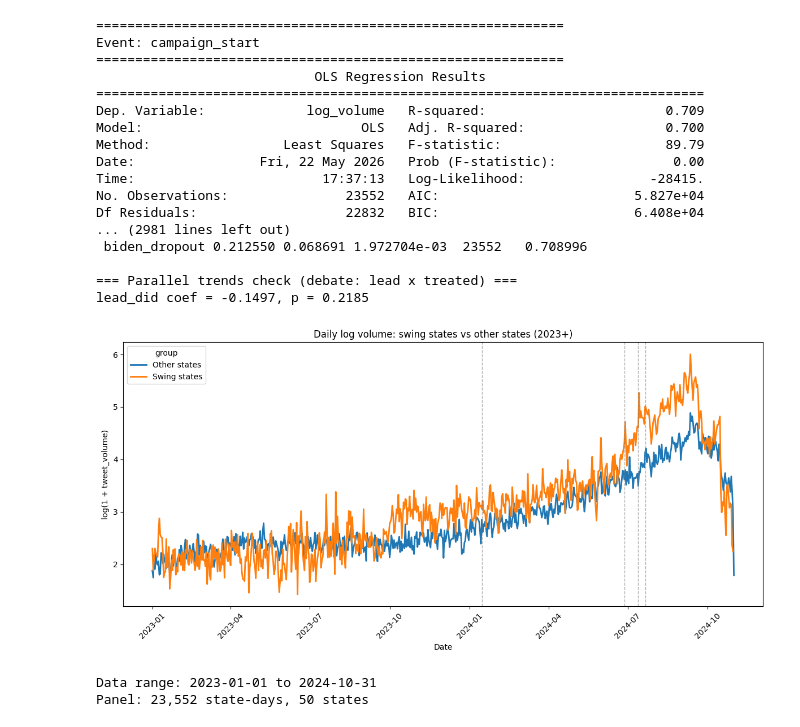
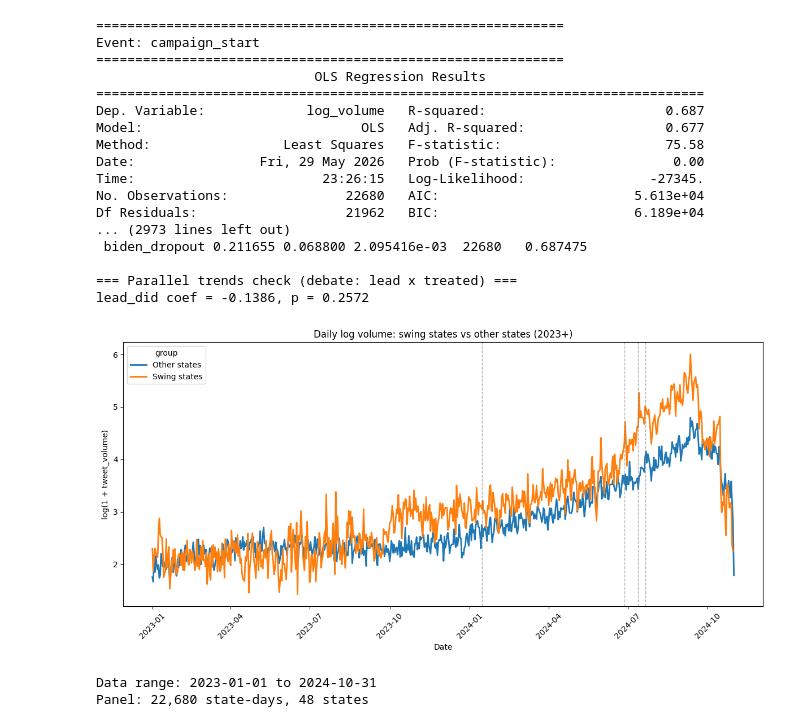
Before and after one commit to ZhangPeiLin2004/US_Election, a Jupyter notebook: notebooks/Pollpred.ipynb, the cells around one changed output. Saved outputs shown, nothing was run; the diff lists cells and outputs as text; code cells hidden in the pictures.

```diff
--- a/notebooks/Pollpred.ipynb
+++ b/notebooks/Pollpred.ipynb
@@ -35,10 +35,30 @@ df["date"] = pd.to_datetime(df["created_at"], errors="coerce", utc=True).dt.norm
 df = df.dropna(subset=["date"])
 
 df.rename(columns={"clean...state_simple": "state"}, inplace=True)
+df["state"] = df["state"].str.strip()
 
 # Restrict to the election cycle window so pre-2024 noise does not dominate
 analysis_start = pd.Timestamp("2023-01-01", tz="UTC")
 df = df[df["date"] >= analysis_start].copy()
+
+# ------------------------------------------------------------------
+# AMBIGUOUS-LABEL HANDLING (mitigation strategy 1)
+# "USA", "Unknown", etc. are aggregate/non-state labels. They are not
+# real state-level signal and would pollute the non-swing control group,
+# so we flag them, keep them only for the concentration audit, and drop
+# them from the causal (DiD) panel.
+# ------------------------------------------------------------------
+AMBIGUOUS_LABELS = {
+    "USA", "United States", "Unknown", "unknown", "Other",
+    "N/A", "NA", "None", "", "nan",
+}
+df["is_ambiguous_state"] = df["state"].isin(AMBIGUOUS_LABELS)
+n_ambiguous = int(df["is_ambiguous_state"].sum())
+
+# Full frame (incl. ambiguous labels) is retained for the concentration audit;
+# df is the cleaned state-level panel used for causal estimation.
+df_full = df.copy()
+df = df[~df["is_ambiguous_state"]].copy()
 
 # ================================
 # 3. TREATMENT: SWING STATES VS ALL OTHERS
@@ -62,6 +82,18 @@ daily = df.groupby(["state", "date"], as_index=False).agg(
 )
 
 daily["log_volume"] = np.log1p(daily["tweet_volume"])
+
+# Within-state normalization (mitigation strategy 1): standardize each
+# state against its own baseline so high-volume states do not dominate the
+# pooled signal. This is the bias-corrected outcome used in robustness checks.
+def _zscore(x):
+    sd = x.std(ddof=0)
+    return (x - x.mean()) / sd if sd > 0 else x * 0.0
+
+daily["log_volume_state_z"] = (
+    daily.groupby("state")["log_volume"].transform(_zscore)
+)
+
 # Use plain str labels for formula API compatibility (not pandas StringDtype)
 daily["state_id"] = daily["state"].astype(str)
 daily["date_id"] = daily["date"].dt.strftime("%Y-%m-%d")
@@ -170,46 +202,46 @@ daily["group"] = daily["treated"].map({1: "Swing states", 0: "Other states"})
 group_daily = (
     daily.groupby(["date", "group"], as_index=False)["log_volume"]
     .mean()
 )
 
 plt.figure(figsize=(12, 6))
 sns.lineplot(data=group_daily, x="date", y="log_volume", hue="group", linewidth=2)
 
 for event_name, event_date in events.items():
     event_dt = pd.to_datetime(event_date, utc=True)
     if event_dt <= data_end:
         plt.axvline(event_dt, color="gray", linestyle="--", alpha=0.6, linewidth=1)
 
 plt.title("Daily log volume: swing states vs other states (2023+)")
 plt.xlabel("Date")
 plt.ylabel("log(1 + tweet_volume)")
 plt.xticks(rotation=45)
 plt.tight_layout()
 plt.show()
 
 print(f"\nData range: {daily['date'].min().date()} to {data_end.date()}")
 print(f"Panel: {len(daily):,} state-days, {daily['state'].nunique()} states")
 # %% [output]
 ============================================================
 Event: campaign_start
 ============================================================
                             OLS Regression Results
 ==============================================================================
-Dep. Variable:             log_volume   R-squared:                       0.709
-Model:                            OLS   Adj. R-squared:                  0.700
-Method:                 Least Squares   F-statistic:                     89.79
-Date:                Fri, 22 May 2026   Prob (F-statistic):               0.00
-Time:                        17:37:13   Log-Likelihood:                -28415.
-No. Observations:               23552   AIC:                         5.827e+04
-Df Residuals:                   22832   BIC:                         6.408e+04
-... (2981 lines left out)
- biden_dropout 0.212550 0.068691 1.972704e-03  23552   0.708996
+Dep. Variable:             log_volume   R-squared:                       0.687
+Model:                            OLS   Adj. R-squared:                  0.677
+Method:                 Least Squares   F-statistic:                     75.58
+Date:                Fri, 29 May 2026   Prob (F-statistic):               0.00
+Time:                        23:26:15   Log-Likelihood:                -27345.
+No. Observations:               22680   AIC:                         5.613e+04
+Df Residuals:                   21962   BIC:                         6.189e+04
+... (2973 lines left out)
+ biden_dropout 0.211655 0.068800 2.095416e-03  22680   0.687475
 
 === Parallel trends check (debate: lead x treated) ===
-lead_did coef = -0.1497, p = 0.2185
+lead_did coef = -0.1386, p = 0.2572
-[figure, old version]
+[figure, new version]
 Data range: 2023-01-01 to 2024-10-31
-Panel: 23,552 state-days, 50 states
+Panel: 22,680 state-days, 48 states
 # %%
 # ================================
 # 10. LOAD FINAL ELECTION RESULTS
```
Also changed, not shown: parts of 3 cells of this notebook, 1 other file.
